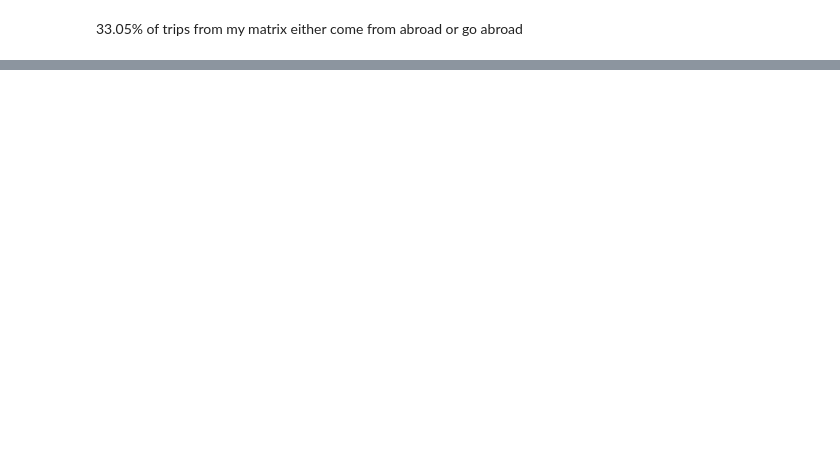
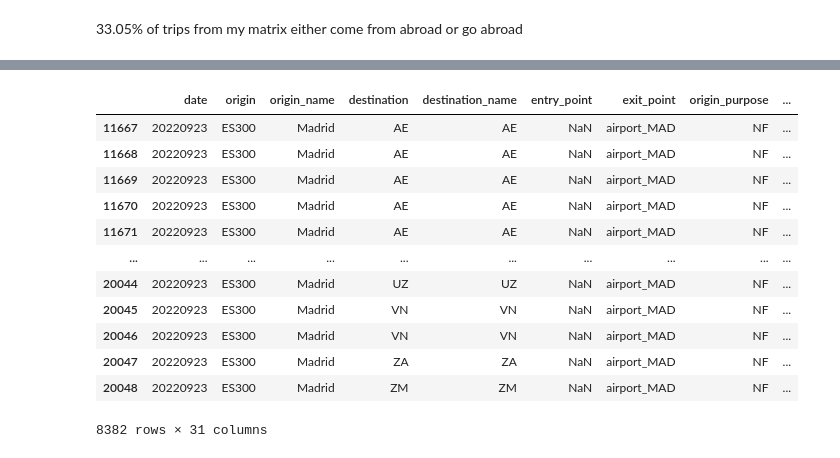
Before and after one commit to UoW-ATM/MultiModX, a Jupyter notebook: notebooks/international_flights_analysis.ipynb, the cells around one changed output, grey strips where cells are left out. Saved outputs shown, nothing was run; the diff lists cells and outputs as text; code cells hidden in the pictures; blank space fills up the shorter version.

```diff
--- a/notebooks/international_flights_analysis.ipynb
+++ b/notebooks/international_flights_analysis.ipynb
@@ -200,0 +423,16 @@ incoming_grouped
+# %%
+trips_abroad[trips_abroad["origin"]=="ES300"]
+# %% [output]
+|  | date | origin | origin_name | destination | destination_name | entry_point | exit_point | origin_purpose | ... |
+| 11667 | 20220923 | ES300 | Madrid | AE | AE | NaN | airport_MAD | NF | ... |
+| 11668 | 20220923 | ES300 | Madrid | AE | AE | NaN | airport_MAD | NF | ... |
+| 11669 | 20220923 | ES300 | Madrid | AE | AE | NaN | airport_MAD | NF | ... |
+| 11670 | 20220923 | ES300 | Madrid | AE | AE | NaN | airport_MAD | NF | ... |
+| 11671 | 20220923 | ES300 | Madrid | AE | AE | NaN | airport_MAD | NF | ... |
+| ... | ... | ... | ... | ... | ... | ... | ... | ... | ... |
+| 20044 | 20220923 | ES300 | Madrid | UZ | UZ | NaN | airport_MAD | NF | ... |
+| 20045 | 20220923 | ES300 | Madrid | VN | VN | NaN | airport_MAD | NF | ... |
+| 20046 | 20220923 | ES300 | Madrid | VN | VN | NaN | airport_MAD | NF | ... |
+| 20047 | 20220923 | ES300 | Madrid | ZA | ZA | NaN | airport_MAD | NF | ... |
+| 20048 | 20220923 | ES300 | Madrid | ZM | ZM | NaN | airport_MAD | NF | ... |
+8382 rows × 31 columns
```
Also changed, not shown: parts of 44 cells of this notebook, 1 other file.
